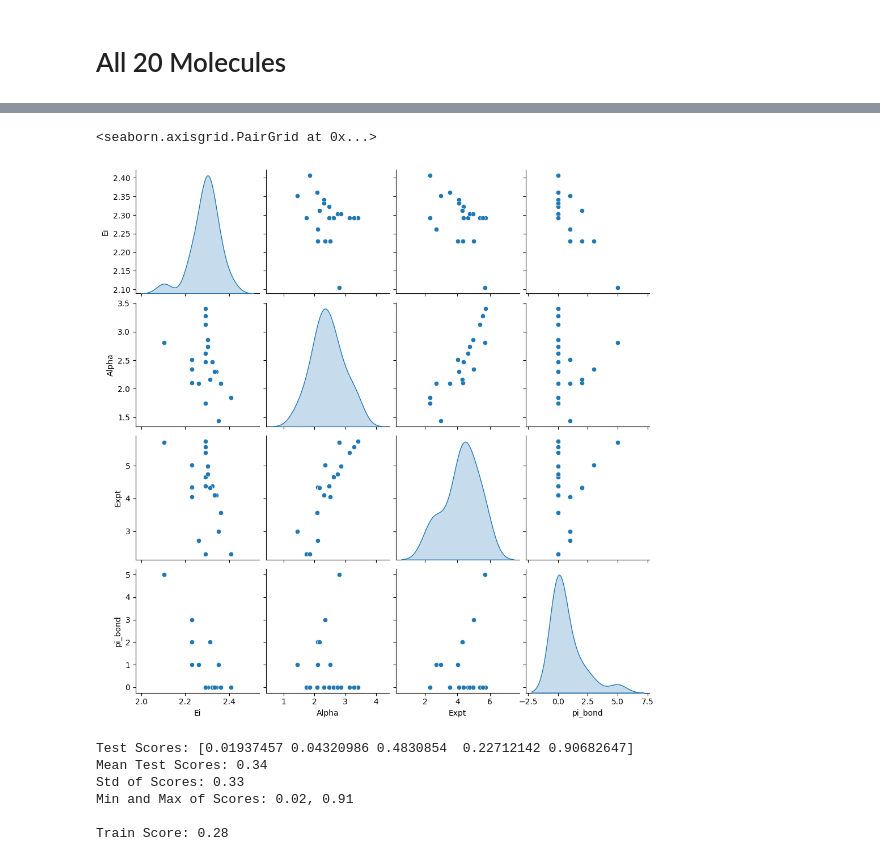
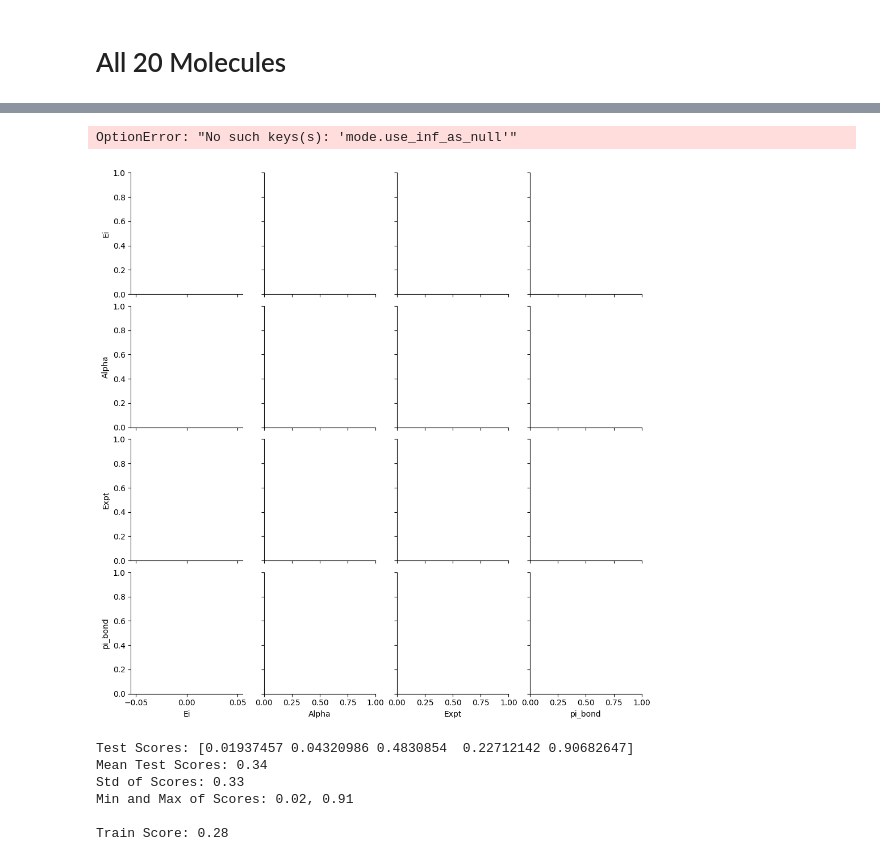
Before and after one commit to Miguilo/Master-Degree-Research, a Jupyter notebook: Positron-Binding-Energy/notebooks/Apolar Molecules/data_viz.ipynb, the cells around one changed output, grey strips where cells are left out. Cells and saved outputs as stored; diff of their text form; code cells hidden in the pictures.

```diff
--- a/Positron-Binding-Energy/notebooks/Apolar Molecules/data_viz.ipynb
+++ b/Positron-Binding-Energy/notebooks/Apolar Molecules/data_viz.ipynb
@@ -86,10 +80,10 @@ sns.pairplot(all_df, diag_kind='kde')
 # %%
-from modifying_data import log_transform_dataframe
+from utils.data import log_transform_dataframe
 transformed_data_all = log_transform_dataframe(all_df, ['Ei', 'Alpha', 'Expt'])
-sns.pairplot(transformed_data_all, diag_kind='kde')
+sns.pairplot(all_df)
 # %% [output]
-<seaborn.axisgrid.PairGrid at 0x...>
+OptionError: "No such keys(s): 'mode.use_inf_as_null'"
-[figure, old version]
+[figure, new version]
 # %%
 from sklearn.svm import SVR
 from evaluate_models import show_metrics
```
Also changed, not shown: parts of 5 cells of this notebook, 20 other files.
